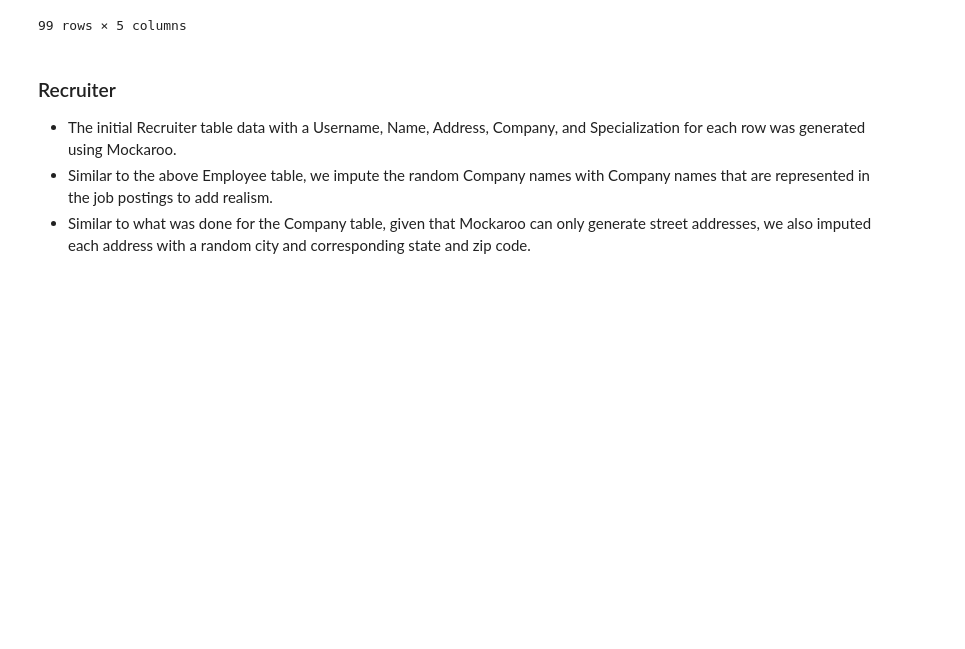
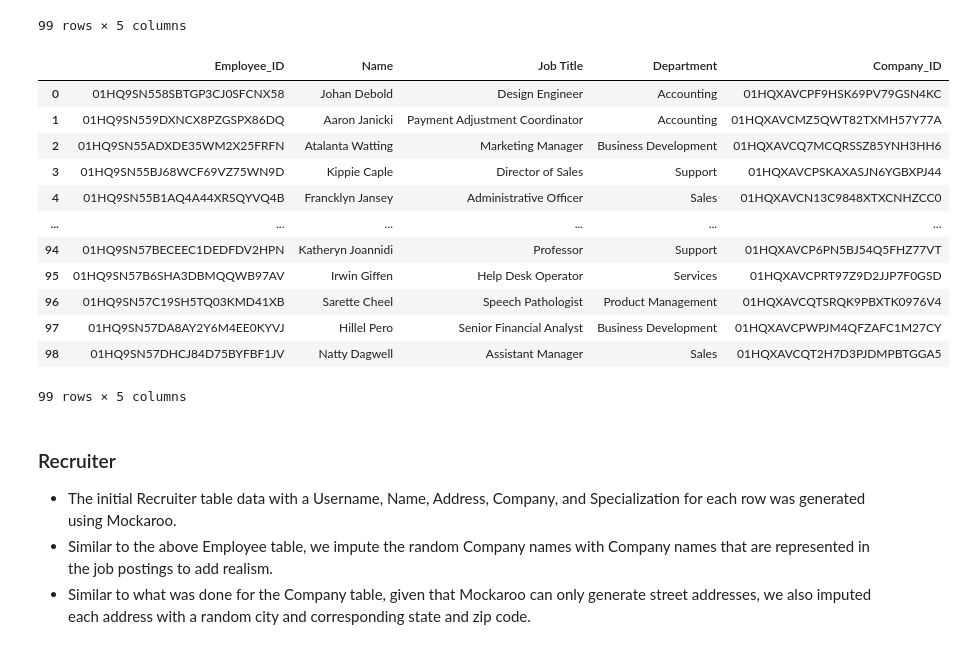
Before and after one commit to vbainwala/TalentTrove, a Jupyter notebook: make_data.ipynb, the cells around one changed output. Saved outputs shown, nothing was run; the diff lists cells and outputs as text; code cells hidden in the pictures; blank space fills up the shorter version.

```diff
--- a/make_data.ipynb
+++ b/make_data.ipynb
@@ -478,6 +482,26 @@ employee_df
 | 97 | 01HQ9SN57DA8AY2Y6M4EE0KYVJ | Hillel Pero | Senior Financial Analyst | Business Development | The Walt Disney Company |
 | 98 | 01HQ9SN57DHCJ84D75BYFBF1JV | Natty Dagwell | Assistant Manager | Sales | Ebay |
 99 rows × 5 columns
+# %%
+# Add Company_ID to each tuple corresponding to the company, rather than having Company Name
+employee_df.rename(columns={'Company': 'Company_ID'}, inplace=True)
+all_company_ids = company_df['Company_ID'].unique().tolist()
+employee_df['Company_ID'] = employee_df.apply(lambda row: random.choice(all_company_ids), axis=1)
+employee_df
+# %% [output]
+|  | Employee_ID | Name | Job Title | Department | Company_ID |
+| 0 | 01HQ9SN558SBTGP3CJ0SFCNX58 | Johan Debold | Design Engineer | Accounting | 01HQXAVCPF9HSK69PV79GSN4KC |
+| 1 | 01HQ9SN559DXNCX8PZGSPX86DQ | Aaron Janicki | Payment Adjustment Coordinator | Accounting | 01HQXAVCMZ5QWT82TXMH57Y77A |
+| 2 | 01HQ9SN55ADXDE35WM2X25FRFN | Atalanta Watting | Marketing Manager | Business Development | 01HQXAVCQ7MCQRSSZ85YNH3HH6 |
+| 3 | 01HQ9SN55BJ68WCF69VZ75WN9D | Kippie Caple | Director of Sales | Support | 01HQXAVCPSKAXASJN6YGBXPJ44 |
+| 4 | 01HQ9SN55B1AQ4A44XRSQYVQ4B | Francklyn Jansey | Administrative Officer | Sales | 01HQXAVCN13C9848XTXCNHZCC0 |
+| ... | ... | ... | ... | ... | ... |
+| 94 | 01HQ9SN57BECEEC1DEDFDV2HPN | Katheryn Joannidi | Professor | Support | 01HQXAVCP6PN5BJ54Q5FHZ77VT |
+| 95 | 01HQ9SN57B6SHA3DBMQQWB97AV | Irwin Giffen | Help Desk Operator | Services | 01HQXAVCPRT97Z9D2JJP7F0GSD |
+| 96 | 01HQ9SN57C19SH5TQ03KMD41XB | Sarette Cheel | Speech Pathologist | Product Management | 01HQXAVCQTSRQK9PBXTK0976V4 |
+| 97 | 01HQ9SN57DA8AY2Y6M4EE0KYVJ | Hillel Pero | Senior Financial Analyst | Business Development | 01HQXAVCPWPJM4QFZAFC1M27CY |
+| 98 | 01HQ9SN57DHCJ84D75BYFBF1JV | Natty Dagwell | Assistant Manager | Sales | 01HQXAVCQT2H7D3PJDMPBTGGA5 |
+99 rows × 5 columns
 # %%
 employee_df.to_csv('data/Employee.csv', index=False)
 # %% [markdown]
```
Also changed, not shown: parts of 7 cells of this notebook, 1 other file.
